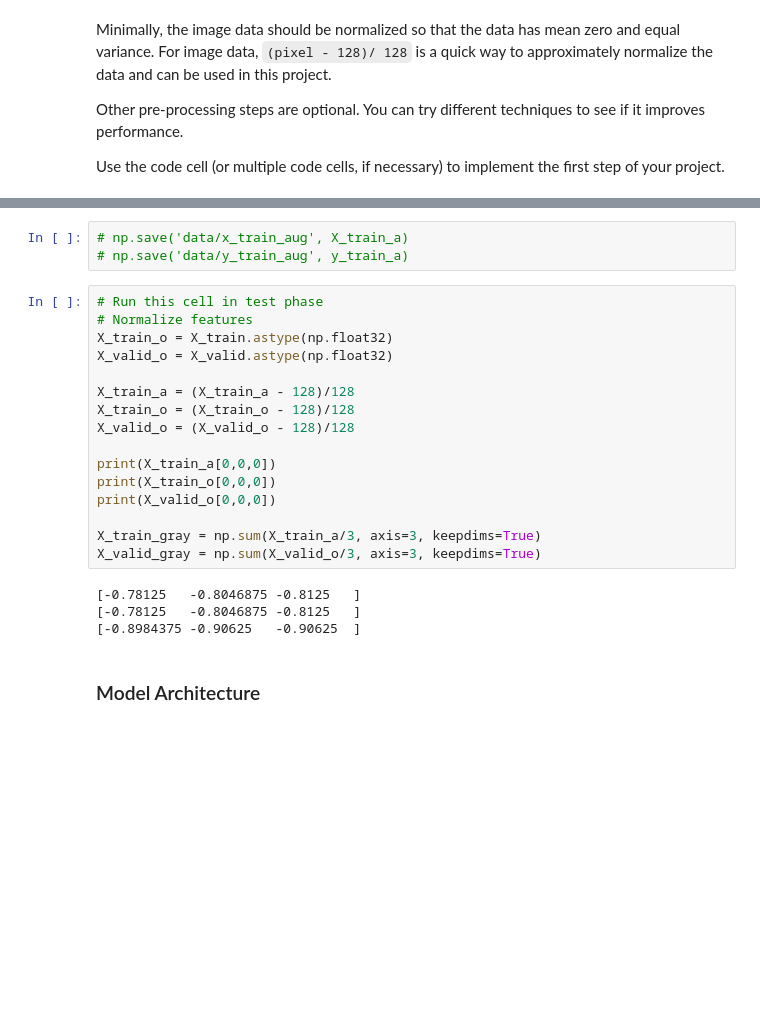
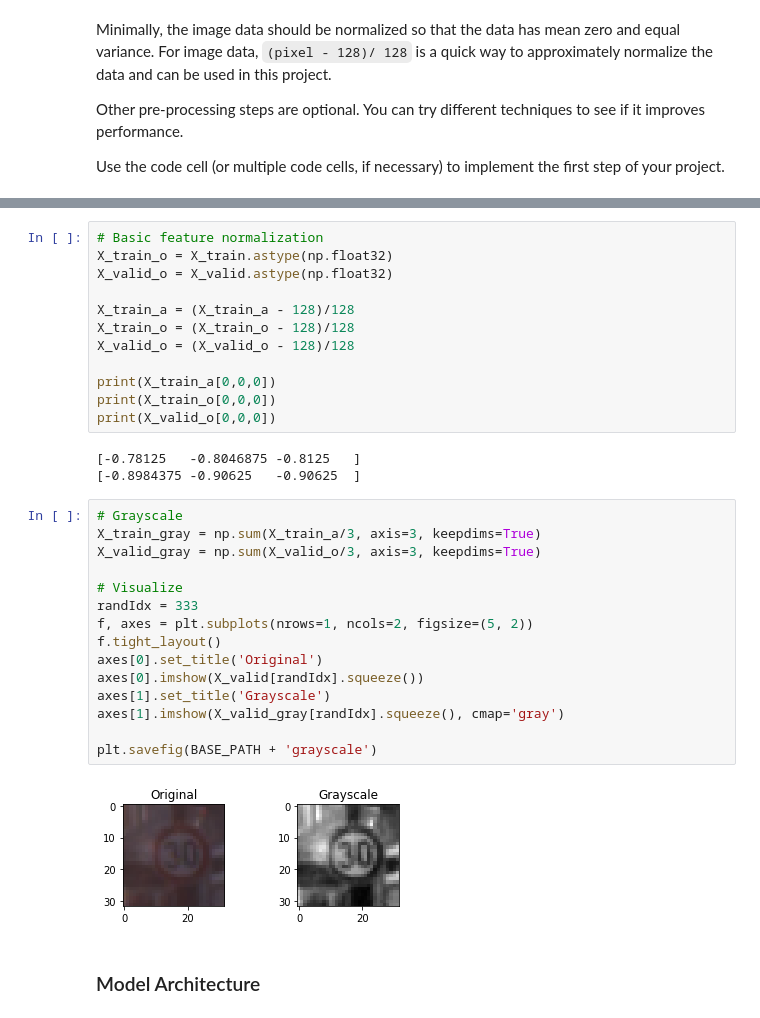
Before and after one commit to xiayan0118/sdcn_traffic_sign_classifier, a Jupyter notebook: Traffic_Sign_Classifier.ipynb, the cells around one changed output, grey strips where cells are left out. Cells and saved outputs as stored; diff of their text form; blank space fills up the shorter version.

```diff
--- a/Traffic_Sign_Classifier.ipynb
+++ b/Traffic_Sign_Classifier.ipynb
@@ -237,9 +264,5 @@ print(sign_names[sign_names['ClassId'] == y_train_a[rindex]])
-# %%
-# np.save('data/x_train_aug', X_train_a)
-# np.save('data/y_train_aug', y_train_a)
 # %%
-# Run this cell in test phase
-# Normalize features
+# Basic feature normalization
 X_train_o = X_train.astype(np.float32)
 X_valid_o = X_valid.astype(np.float32)
 
@@ -250,13 +273,26 @@ X_valid_o = (X_valid_o - 128)/128
 print(X_train_a[0,0,0])
 print(X_train_o[0,0,0])
 print(X_valid_o[0,0,0])
-
-X_train_gray = np.sum(X_train_a/3, axis=3, keepdims=True)
-X_valid_gray = np.sum(X_valid_o/3, axis=3, keepdims=True)
 # %% [output]
-[-0.78125   -0.8046875 -0.8125   ]
 [-0.78125   -0.8046875 -0.8125   ]
 [-0.8984375 -0.90625   -0.90625  ]
+# %%
+# Grayscale
+X_train_gray = np.sum(X_train_a/3, axis=3, keepdims=True)
+X_valid_gray = np.sum(X_valid_o/3, axis=3, keepdims=True)
+
+# Visualize
+randIdx = 333
+f, axes = plt.subplots(nrows=1, ncols=2, figsize=(5, 2))
+f.tight_layout()
+axes[0].set_title('Original')
+axes[0].imshow(X_valid[randIdx].squeeze())
+axes[1].set_title('Grayscale')
+axes[1].imshow(X_valid_gray[randIdx].squeeze(), cmap='gray')
+
+plt.savefig(BASE_PATH + 'grayscale')
+# %% [output]
+[figure, added]
 # %% [markdown]
 ### Model Architecture
 # %%
```
Also changed, not shown: parts of 30 cells of this notebook, 15 other files.
